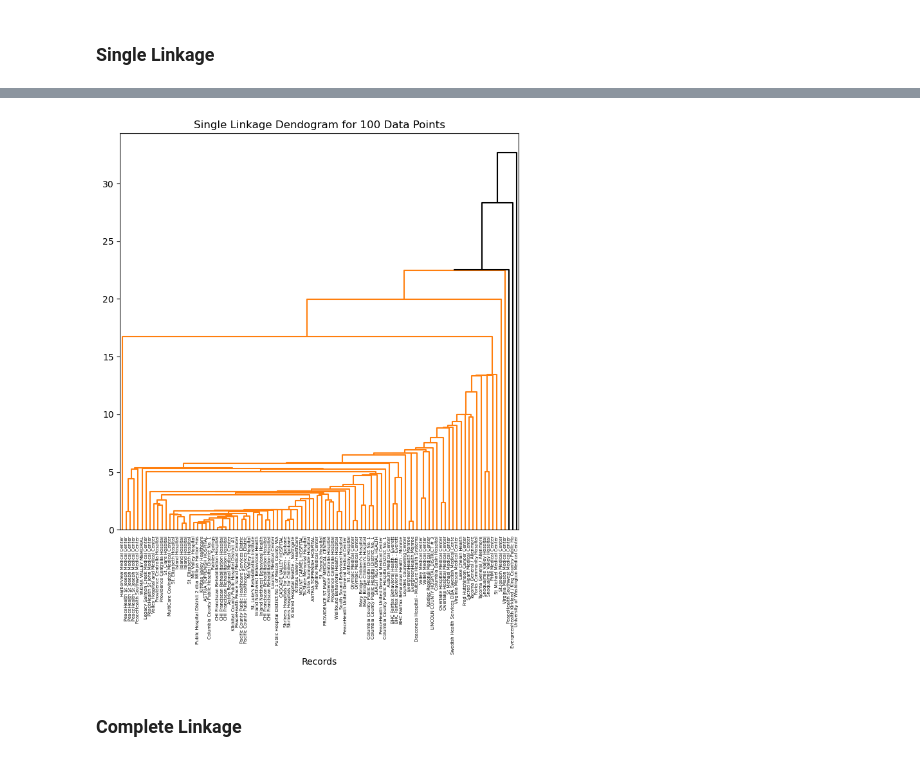
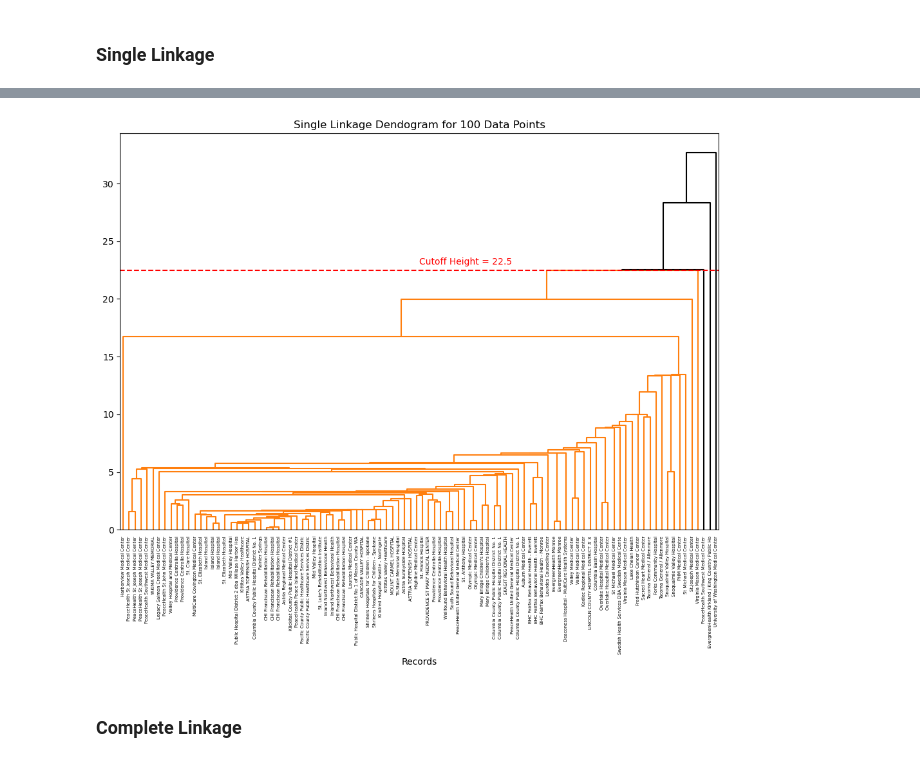
Before and after one commit to EEPayne/exploration_hospital_quarterly_financials_wa, a Jupyter notebook: hierarchical_clustering.ipynb, the cells around one changed output, grey strips where cells are left out. Cells and saved outputs as stored; diff of their text form; code cells hidden in the pictures.

```diff
--- a/hierarchical_clustering.ipynb
+++ b/hierarchical_clustering.ipynb
@@ -214,21 +230,25 @@ Cluster Membership for 7 Clusters:  [2834, 1, 1, 1, 1, 1, 1]
 # %%
 # plot full dendogram with data subset
 hc_single_part = AgglomerativeClustering(distance_threshold=0,
                                   n_clusters=None,
                                   linkage='single')
 hc_single_part.fit(dendogram_samples)
 linkage_single_part = compute_linkage(hc_single_part)
-fig, ax = plt.subplots(1, 1, figsize=(8, 8))
+fig, ax = plt.subplots(1, 1, figsize=(12, 8))
 dendrogram(linkage_single_part,
            ax=ax,
            color_threshold=22.5,
            above_threshold_color='black',
            labels=dendogram_ticks)
 ax.set_title(f"Single Linkage Dendogram for {dendogram_subset_size} Data Points")
 ax.set_xlabel("Records")
+ax.hlines(y=22.5, xmin=ax.get_xlim()[0], xmax=ax.get_xlim()[1], colors='red', linestyles='--')
+ax.text(s="Cutoff Height = 22.5", x=np.mean(ax.get_xlim()), y=23, color="red")
+out_file = os.path.join(os.getcwd(), 'data', 'hierarchical_clustering', 'single_linkage_dendogram.png')
+plt.savefig(out_file)
 plt.show()
 # %% [output]
-[figure, old version]
+[figure, new version]
 # %% [markdown]
 ### Complete Linkage
 # %%
```
Also changed, not shown: parts of 10 cells of this notebook, 12 other files.
